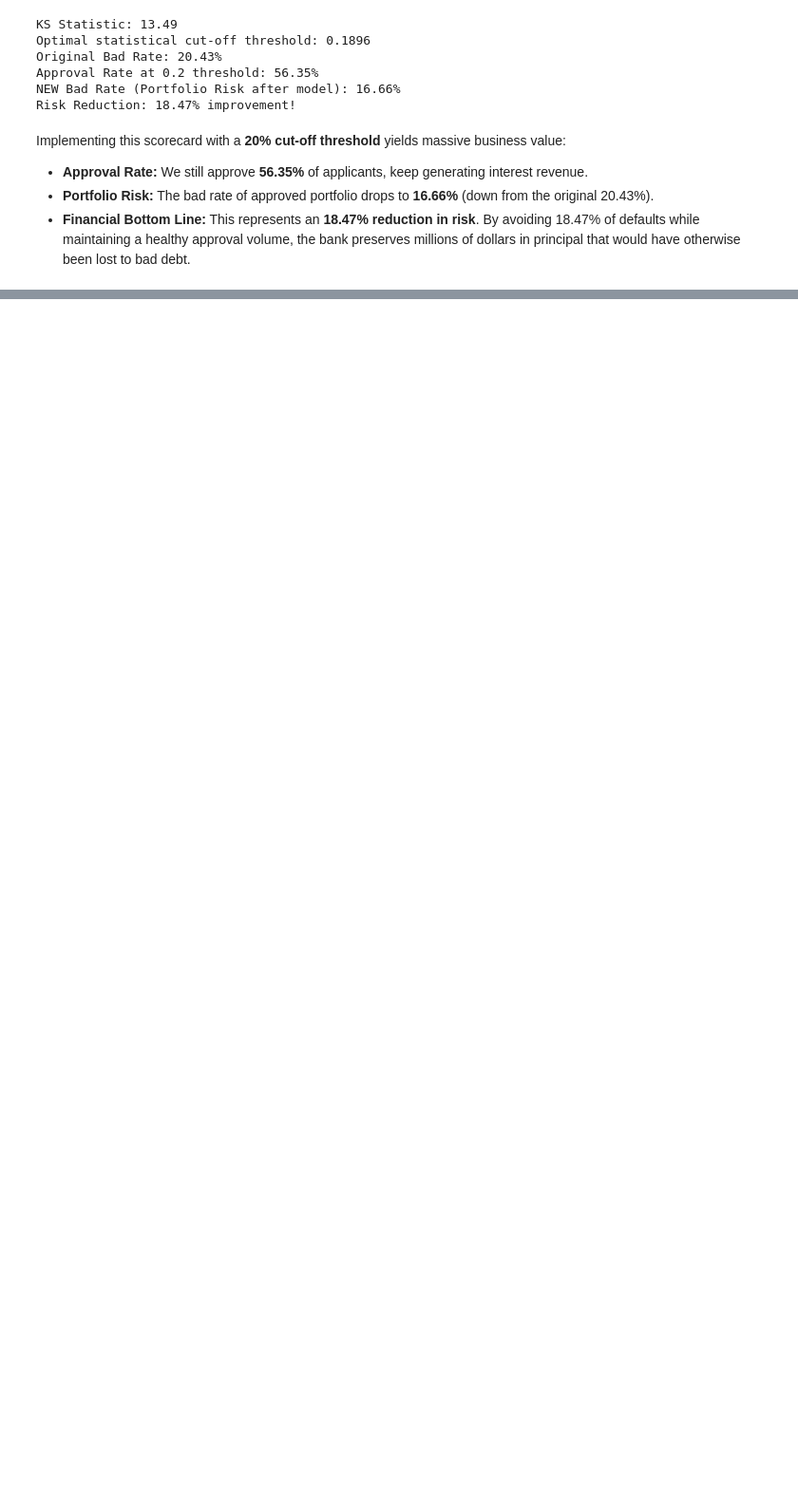
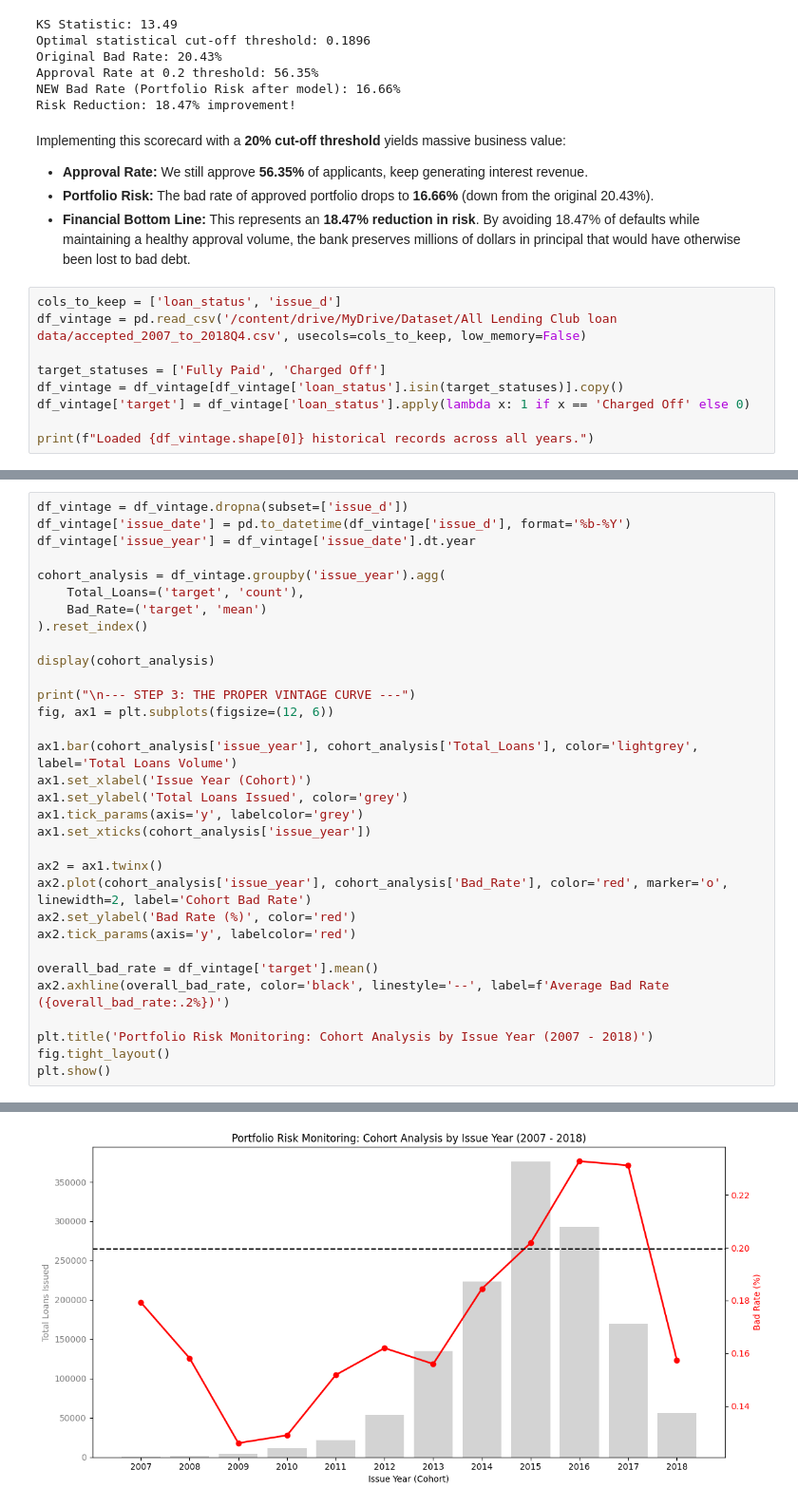
Before and after one commit to farhanhr/lending-club-risk-analyst, a Jupyter notebook: lending_club_risk.ipynb, the cells around one changed output, grey strips where cells are left out. Shown at 95% size. Cells and saved outputs as stored; diff of their text form; blank space fills up the shorter version.

Commit message:
feat: vintage analysis

```diff
--- a/lending_club_risk.ipynb
+++ b/lending_club_risk.ipynb
@@ -306,3 +306,12 @@ Implementing this scorecard with a **20% cut-off threshold** yields massive busi
 * **Approval Rate:** We still approve **56.35%** of applicants, keep generating interest revenue.
 * **Portfolio Risk:** The bad rate of approved portfolio drops to **16.66%** (down from the original 20.43%).
 * **Financial Bottom Line:** This represents an **18.47% reduction in risk**. By avoiding 18.47% of defaults while maintaining a healthy approval volume, the bank preserves millions of dollars in principal that would have otherwise been lost to bad debt.
+# %%
+cols_to_keep = ['loan_status', 'issue_d']
+df_vintage = pd.read_csv('/content/drive/MyDrive/Dataset/All Lending Club loan data/accepted_2007_to_2018Q4.csv', usecols=cols_to_keep, low_memory=False)
+
+target_statuses = ['Fully Paid', 'Charged Off']
+df_vintage = df_vintage[df_vintage['loan_status'].isin(target_statuses)].copy()
+df_vintage['target'] = df_vintage['loan_status'].apply(lambda x: 1 if x == 'Charged Off' else 0)
+
+print(f"Loaded {df_vintage.shape[0]} historical records across all years.")
@@ -308,0 +320,33 @@ Implementing this scorecard with a **20% cut-off threshold** yields massive busi
+# %%
+df_vintage = df_vintage.dropna(subset=['issue_d'])
+df_vintage['issue_date'] = pd.to_datetime(df_vintage['issue_d'], format='%b-%Y')
+df_vintage['issue_year'] = df_vintage['issue_date'].dt.year
+
+cohort_analysis = df_vintage.groupby('issue_year').agg(
+    Total_Loans=('target', 'count'),
+    Bad_Rate=('target', 'mean')
+).reset_index()
+
+display(cohort_analysis)
+
+print("\n--- STEP 3: THE PROPER VINTAGE CURVE ---")
+fig, ax1 = plt.subplots(figsize=(12, 6))
+
+ax1.bar(cohort_analysis['issue_year'], cohort_analysis['Total_Loans'], color='lightgrey', label='Total Loans Volume')
+ax1.set_xlabel('Issue Year (Cohort)')
+ax1.set_ylabel('Total Loans Issued', color='grey')
+ax1.tick_params(axis='y', labelcolor='grey')
+ax1.set_xticks(cohort_analysis['issue_year'])
+
+ax2 = ax1.twinx()
+ax2.plot(cohort_analysis['issue_year'], cohort_analysis['Bad_Rate'], color='red', marker='o', linewidth=2, label='Cohort Bad Rate')
+ax2.set_ylabel('Bad Rate (%)', color='red')
+ax2.tick_params(axis='y', labelcolor='red')
+
+overall_bad_rate = df_vintage['target'].mean()
+ax2.axhline(overall_bad_rate, color='black', linestyle='--', label=f'Average Bad Rate ({overall_bad_rate:.2%})')
+
+plt.title('Portfolio Risk Monitoring: Cohort Analysis by Issue Year (2007 - 2018)')
+fig.tight_layout()
+plt.show()
+# %% [output]
@@ -308,0 +367 @@ Implementing this scorecard with a **20% cut-off threshold** yields massive busi
+[figure, added]
```
Also changed, not shown: parts of 6 cells of this notebook.
